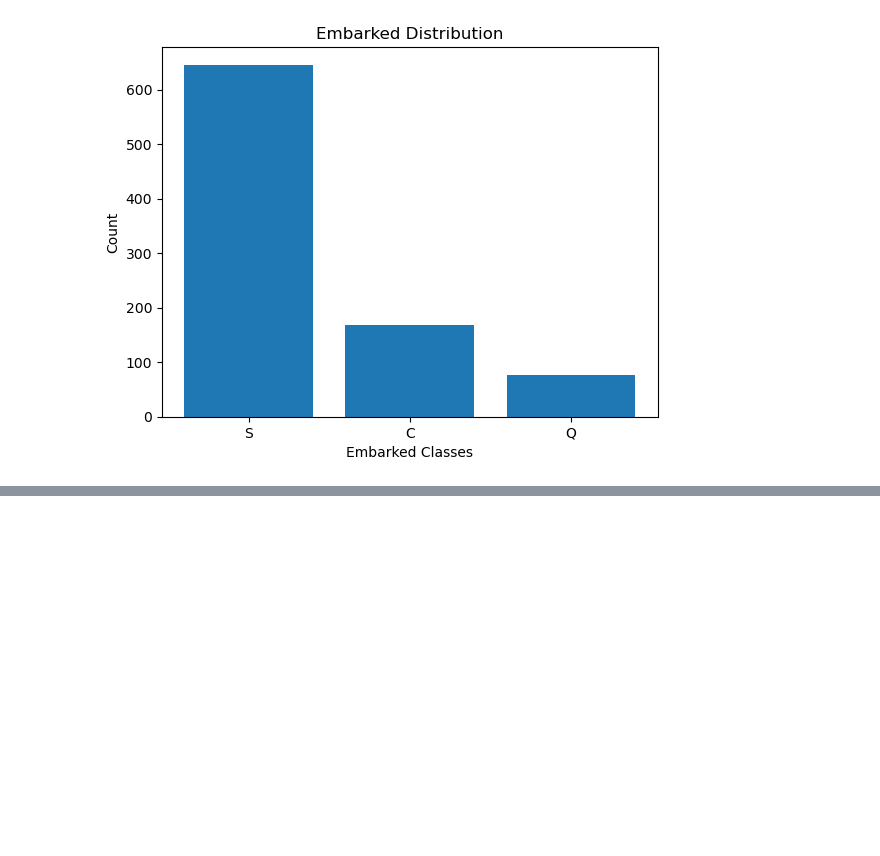
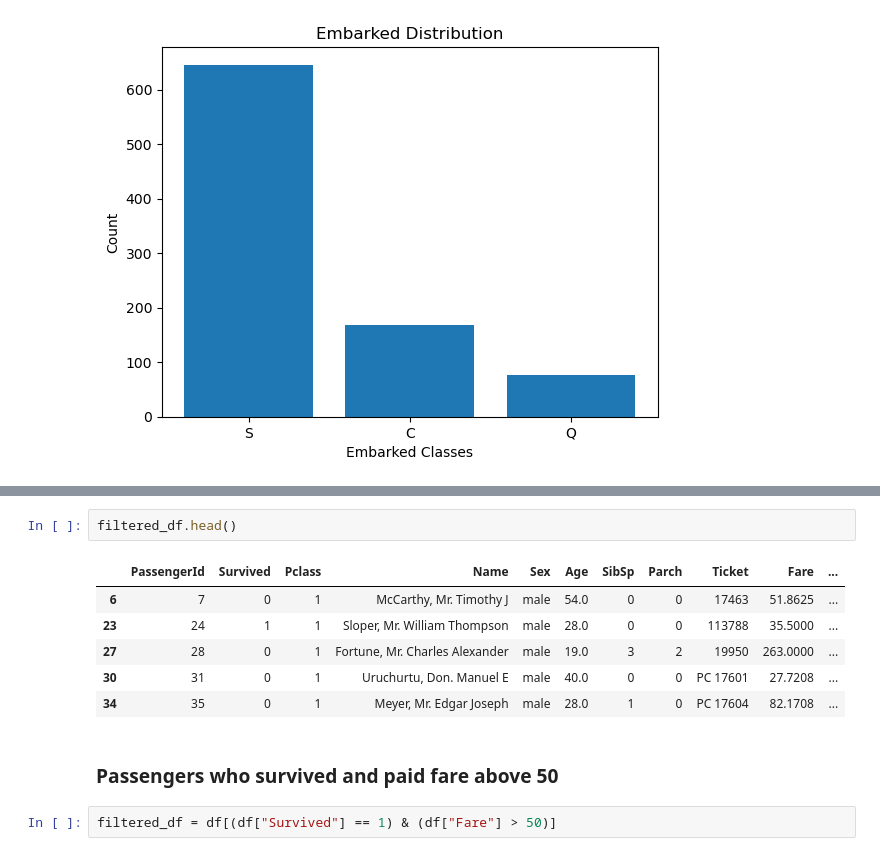
Before and after one commit to NiranjanHebli/week-5, a Jupyter notebook: day25/eda/titanic_analysis.ipynb, the cells around one changed output, grey strips where cells are left out. Saved outputs shown, nothing was run; the diff lists cells and outputs as text; blank space fills up the shorter version.

```diff
--- a/day25/eda/titanic_analysis.ipynb
+++ b/day25/eda/titanic_analysis.ipynb
@@ -283,0 +309,13 @@ plt.show()
+# %%
+filtered_df.head()
+# %% [output]
+|  | PassengerId | Survived | Pclass | Name | Sex | Age | SibSp | Parch | Ticket | Fare | ... |
+| 6 | 7 | 0 | 1 | McCarthy, Mr. Timothy J | male | 54.0 | 0 | 0 | 17463 | 51.8625 | ... |
+| 23 | 24 | 1 | 1 | Sloper, Mr. William Thompson | male | 28.0 | 0 | 0 | 113788 | 35.5000 | ... |
+| 27 | 28 | 0 | 1 | Fortune, Mr. Charles Alexander | male | 19.0 | 3 | 2 | 19950 | 263.0000 | ... |
+| 30 | 31 | 0 | 1 | Uruchurtu, Don. Manuel E | male | 40.0 | 0 | 0 | PC 17601 | 27.7208 | ... |
+| 34 | 35 | 0 | 1 | Meyer, Mr. Edgar Joseph | male | 28.0 | 1 | 0 | PC 17604 | 82.1708 | ... |
+# %% [markdown]
+### Passengers who survived and paid fare above 50
+# %%
+filtered_df = df[(df["Survived"] == 1) & (df["Fare"] > 50)]
```
Also changed, not shown: parts of 34 cells of this notebook, 2 other files.
